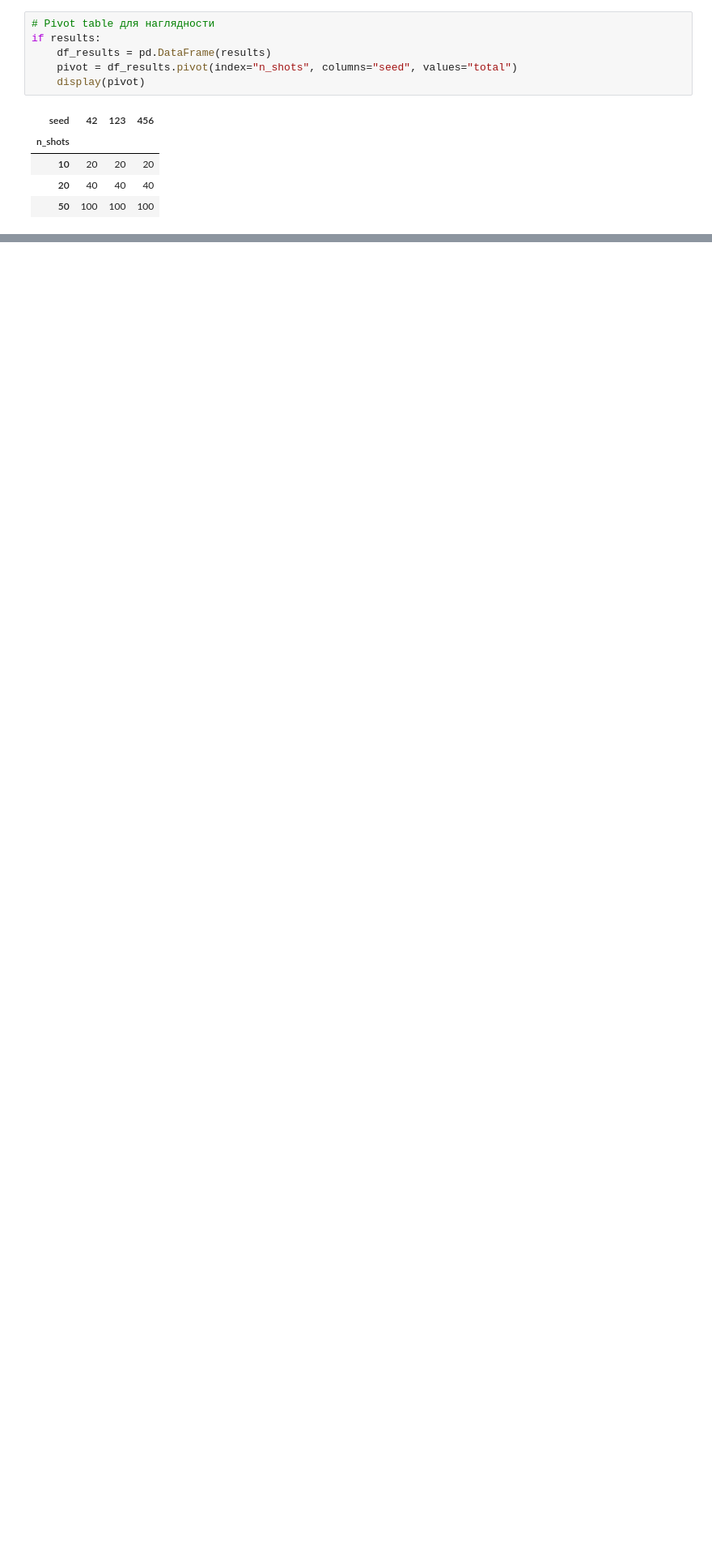
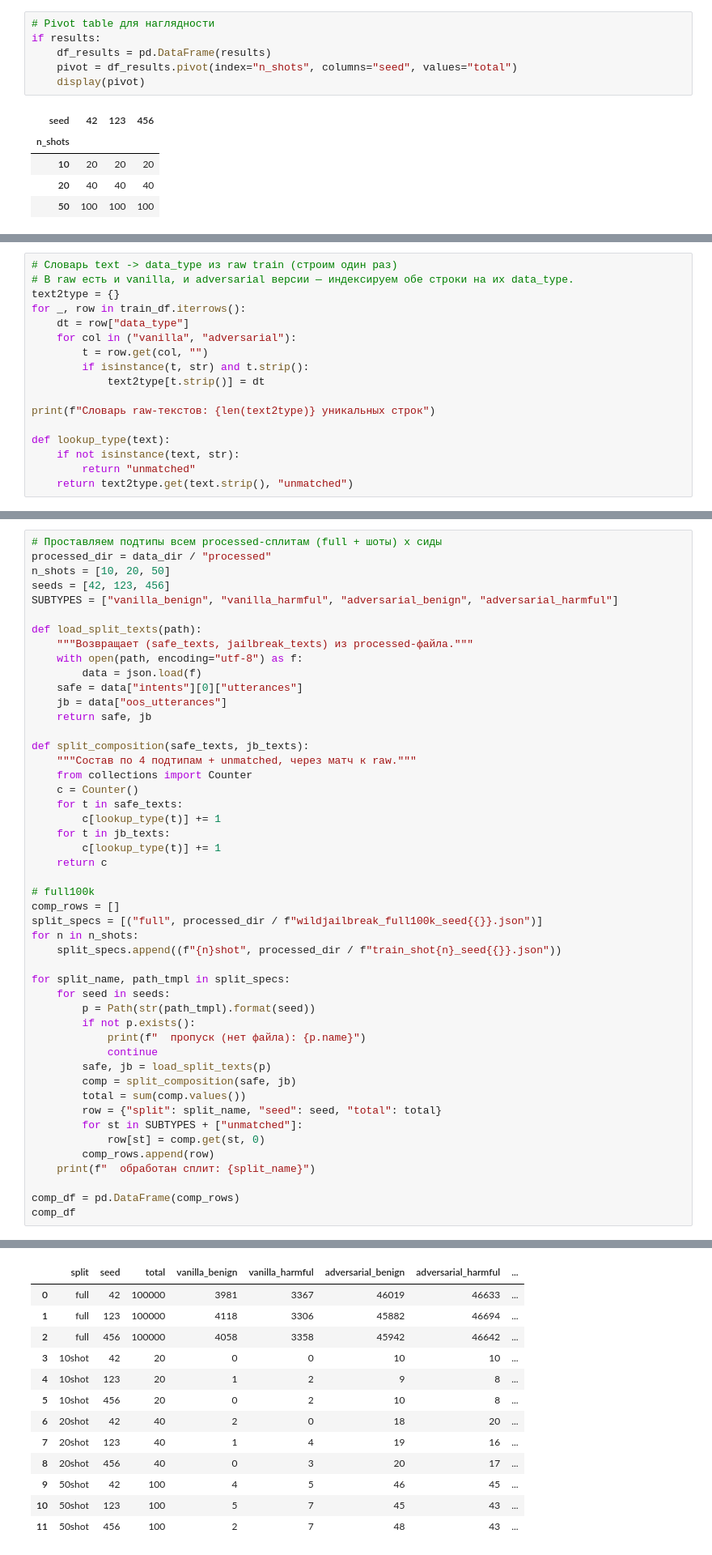
Before and after one commit to va-av-8/autoguardrails, a Jupyter notebook: tasks/jailbreak_detection/notebooks/01_eda.ipynb, the cells around one changed output, grey strips where cells are left out. Shown at 81% size. Drawn from its saved outputs; the diff is of its cells as text; blank space fills up the shorter version.

```diff
--- a/tasks/jailbreak_detection/notebooks/01_eda.ipynb
+++ b/tasks/jailbreak_detection/notebooks/01_eda.ipynb
@@ -254,0 +263,17 @@ if results:
+# %%
+# Словарь text -> data_type из raw train (строим один раз)
+# В raw есть и vanilla, и adversarial версии — индексируем обе строки на их data_type.
+text2type = {}
+for _, row in train_df.iterrows():
+    dt = row["data_type"]
+    for col in ("vanilla", "adversarial"):
+        t = row.get(col, "")
+        if isinstance(t, str) and t.strip():
+            text2type[t.strip()] = dt
+
+print(f"Словарь raw-текстов: {len(text2type)} уникальных строк")
+
+def lookup_type(text):
+    if not isinstance(text, str):
+        return "unmatched"
+    return text2type.get(text.strip(), "unmatched")
@@ -254,0 +282,49 @@ if results:
+# %%
+# Проставляем подтипы всем processed-сплитам (full + шоты) x сиды
+processed_dir = data_dir / "processed"
+n_shots = [10, 20, 50]
+seeds = [42, 123, 456]
+SUBTYPES = ["vanilla_benign", "vanilla_harmful", "adversarial_benign", "adversarial_harmful"]
+
+def load_split_texts(path):
+    """Возвращает (safe_texts, jailbreak_texts) из processed-файла."""
+    with open(path, encoding="utf-8") as f:
+        data = json.load(f)
+    safe = data["intents"][0]["utterances"]
+    jb = data["oos_utterances"]
+    return safe, jb
+
+def split_composition(safe_texts, jb_texts):
+    """Состав по 4 подтипам + unmatched, через матч к raw."""
+    from collections import Counter
+    c = Counter()
+    for t in safe_texts:
+        c[lookup_type(t)] += 1
+    for t in jb_texts:
+        c[lookup_type(t)] += 1
+    return c
+
+# full100k
+comp_rows = []
+split_specs = [("full", processed_dir / f"wildjailbreak_full100k_seed{{}}.json")]
+for n in n_shots:
+    split_specs.append((f"{n}shot", processed_dir / f"train_shot{n}_seed{{}}.json"))
+
+for split_name, path_tmpl in split_specs:
+    for seed in seeds:
+        p = Path(str(path_tmpl).format(seed))
+        if not p.exists():
+            print(f"  пропуск (нет файла): {p.name}")
+            continue
+        safe, jb = load_split_texts(p)
+        comp = split_composition(safe, jb)
+        total = sum(comp.values())
+        row = {"split": split_name, "seed": seed, "total": total}
+        for st in SUBTYPES + ["unmatched"]:
+            row[st] = comp.get(st, 0)
+        comp_rows.append(row)
+    print(f"  обработан сплит: {split_name}")
+
+comp_df = pd.DataFrame(comp_rows)
+comp_df
+# %% [output]
@@ -254,0 +335,13 @@ if results:
+|  | split | seed | total | vanilla_benign | vanilla_harmful | adversarial_benign | adversarial_harmful | ... |
+| 0 | full | 42 | 100000 | 3981 | 3367 | 46019 | 46633 | ... |
+| 1 | full | 123 | 100000 | 4118 | 3306 | 45882 | 46694 | ... |
+| 2 | full | 456 | 100000 | 4058 | 3358 | 45942 | 46642 | ... |
+| 3 | 10shot | 42 | 20 | 0 | 0 | 10 | 10 | ... |
+| 4 | 10shot | 123 | 20 | 1 | 2 | 9 | 8 | ... |
+| 5 | 10shot | 456 | 20 | 0 | 2 | 10 | 8 | ... |
+| 6 | 20shot | 42 | 40 | 2 | 0 | 18 | 20 | ... |
+| 7 | 20shot | 123 | 40 | 1 | 4 | 19 | 16 | ... |
+| 8 | 20shot | 456 | 40 | 0 | 3 | 20 | 17 | ... |
+| 9 | 50shot | 42 | 100 | 4 | 5 | 46 | 45 | ... |
+| 10 | 50shot | 123 | 100 | 5 | 7 | 45 | 43 | ... |
+| 11 | 50shot | 456 | 100 | 2 | 7 | 48 | 43 | ... |
```
Also changed, not shown: parts of 9 cells of this notebook, 5 other files.
